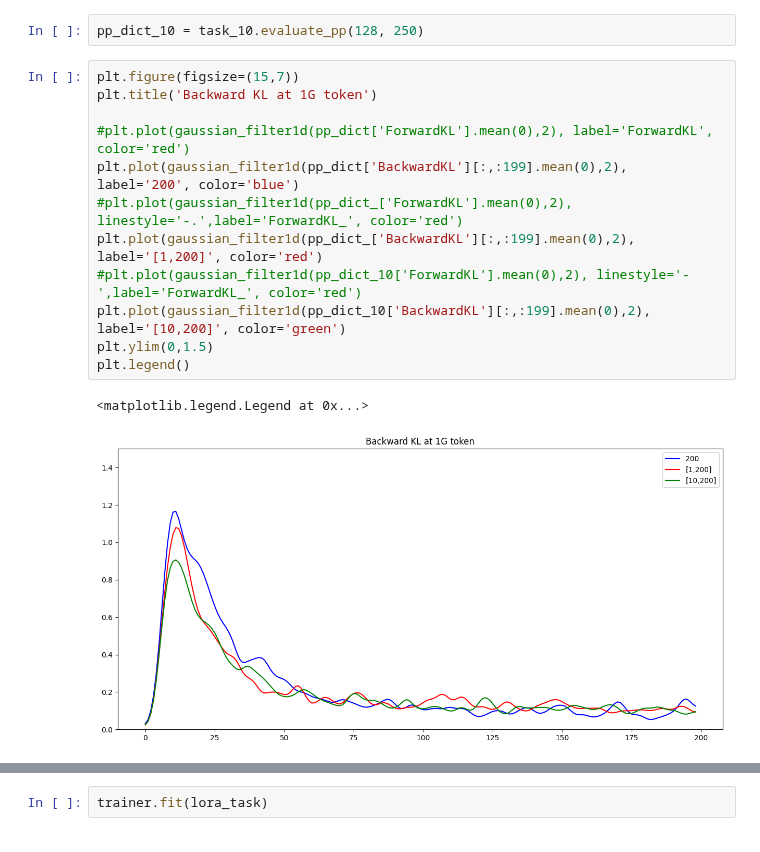
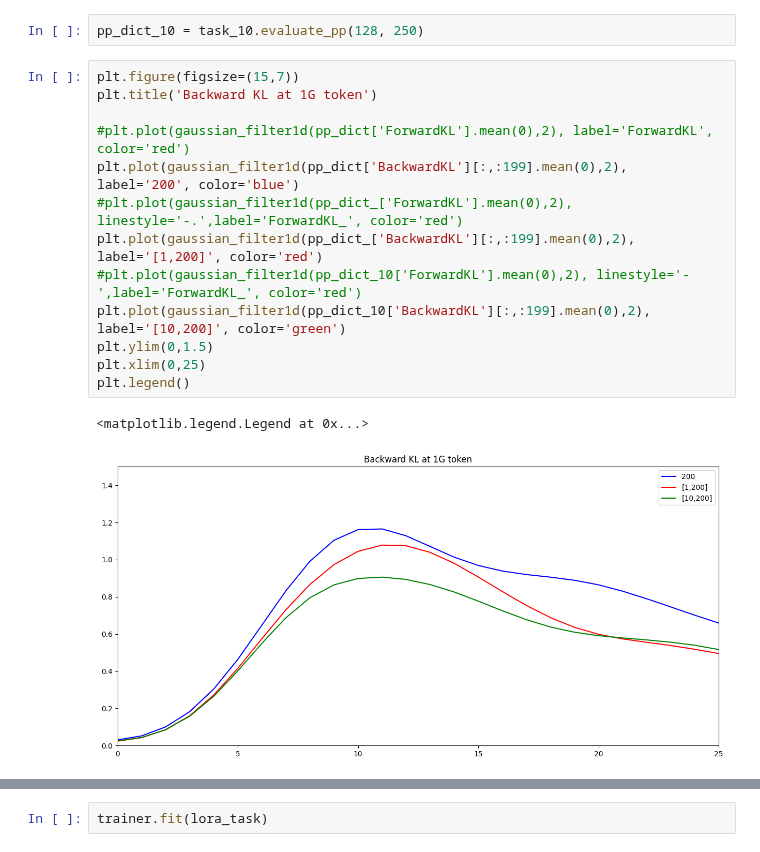
Before and after one commit to leogagnon/latent_control, a Jupyter notebook: notebooks/tune.ipynb, the cells around one changed output, grey strips where cells are left out. Cells and saved outputs as stored; diff of their text form.

```diff
--- a/notebooks/tune.ipynb
+++ b/notebooks/tune.ipynb
@@ -102,18 +102,19 @@ pp_dict_10 = task_10.evaluate_pp(128, 250)
 # %%
 plt.figure(figsize=(15,7))
 plt.title('Backward KL at 1G token')
 
 #plt.plot(gaussian_filter1d(pp_dict['ForwardKL'].mean(0),2), label='ForwardKL', color='red')
 plt.plot(gaussian_filter1d(pp_dict['BackwardKL'][:,:199].mean(0),2), label='200', color='blue')
 #plt.plot(gaussian_filter1d(pp_dict_['ForwardKL'].mean(0),2), linestyle='-.',label='ForwardKL_', color='red')
 plt.plot(gaussian_filter1d(pp_dict_['BackwardKL'][:,:199].mean(0),2), label='[1,200]', color='red')
 #plt.plot(gaussian_filter1d(pp_dict_10['ForwardKL'].mean(0),2), linestyle='-',label='ForwardKL_', color='red')
 plt.plot(gaussian_filter1d(pp_dict_10['BackwardKL'][:,:199].mean(0),2), label='[10,200]', color='green')
 plt.ylim(0,1.5)
+plt.xlim(0,25)
 plt.legend()
 # %% [output]
 <matplotlib.legend.Legend at 0x...>
-[figure, old version]
+[figure, new version]
 # %%
 lora_task = task.make_lora_task(
     LoraConfig(r=16, target_modules="all-linear"), [[1, 0], [2, 1]]
```
Also changed, not shown: parts of 25 cells of this notebook, 2 other files.
